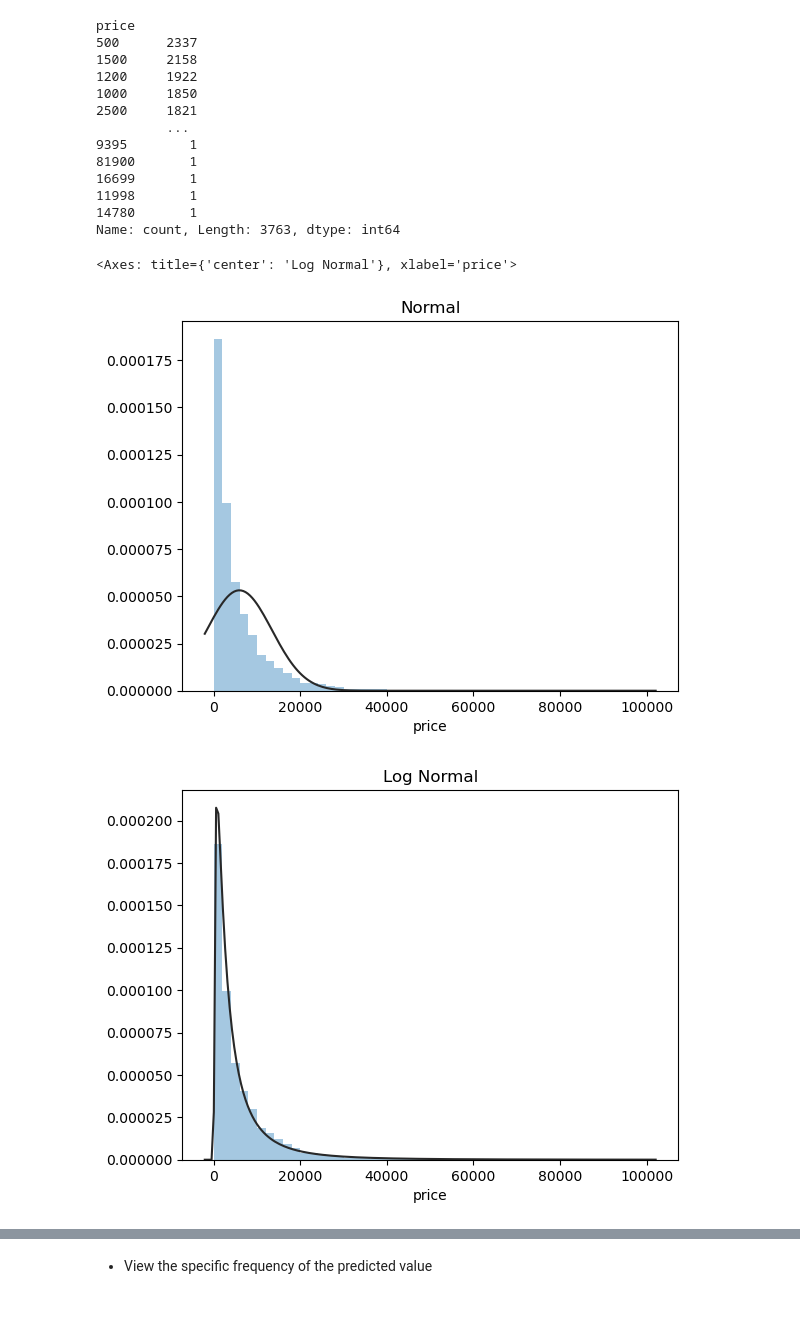
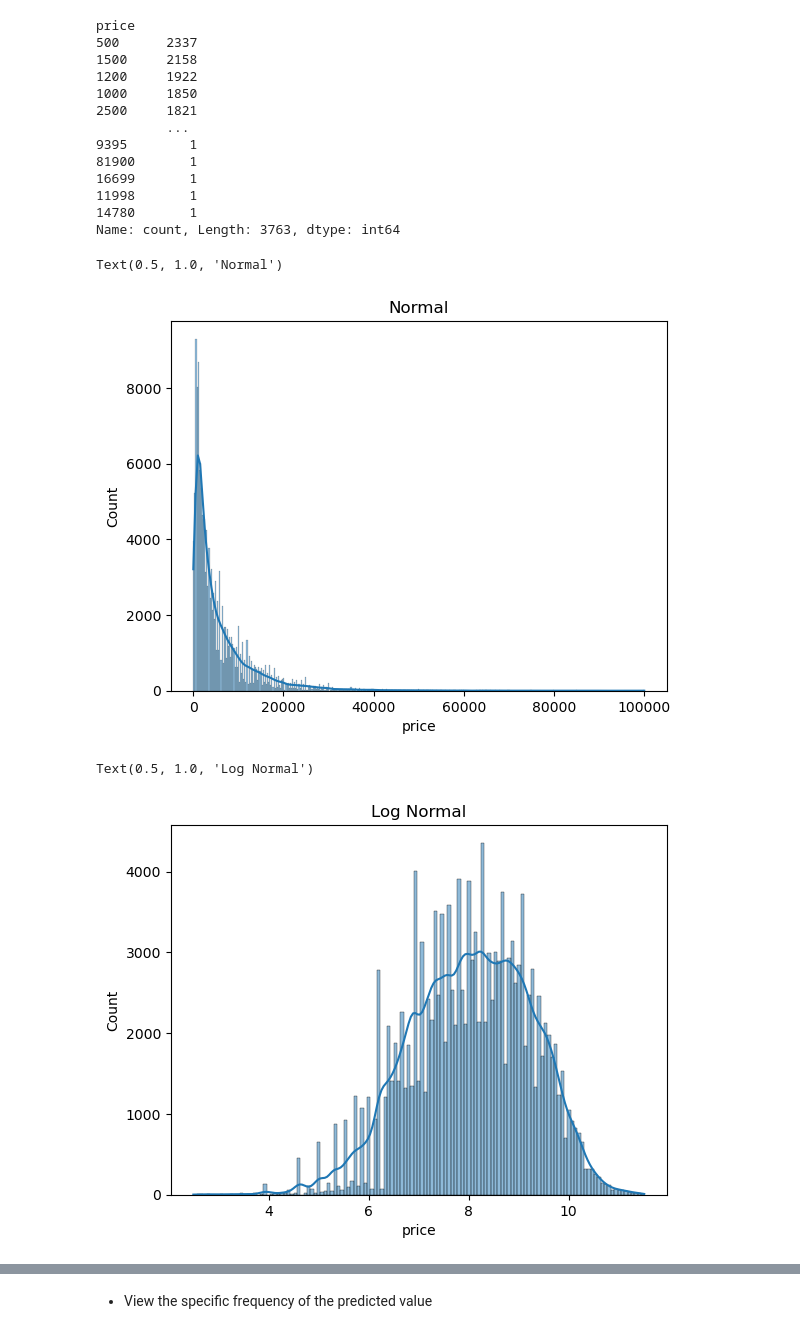
Before and after one commit to liuxinyi15/ML_Second_hand_car_prediction, a Jupyter notebook: Step_1_EDA.ipynb, the cells around one changed output, grey strips where cells are left out. Drawn from its saved outputs; the diff is of its cells as text; code cells hidden in the pictures.

```diff
--- a/Step_1_EDA.ipynb
+++ b/Step_1_EDA.ipynb
@@ -476,19 +480,17 @@ price
 11998       1
 14780       1
 Name: count, Length: 3763, dtype: int64
+# %%
+y = df['price']
+sns.histplot(y, kde=True)
+plt.title('Normal')
+# %% [output]
+Text(0.5, 1.0, 'Normal')
+[figure, added]
 # %%
-import scipy.stats as st
-import matplotlib.pyplot as plt
-import seaborn as sns
-y = df['price']
-plt.figure(1)
-plt.title('Normal')
-sns.distplot(y, kde=False, fit=st.norm)
-plt.figure(2)
+sns.histplot(np.log1p(y), kde=True)
 plt.title('Log Normal')
-sns.distplot(y, kde=False, fit=st.lognorm)
 # %% [output]
-<Axes: title={'center': 'Log Normal'}, xlabel='price'>
+Text(0.5, 1.0, 'Log Normal')
-[figure, old version]
+[figure, new version]
-[figure, removed]
 # %% [markdown]
```
Also changed, not shown: parts of 29 cells of this notebook.
